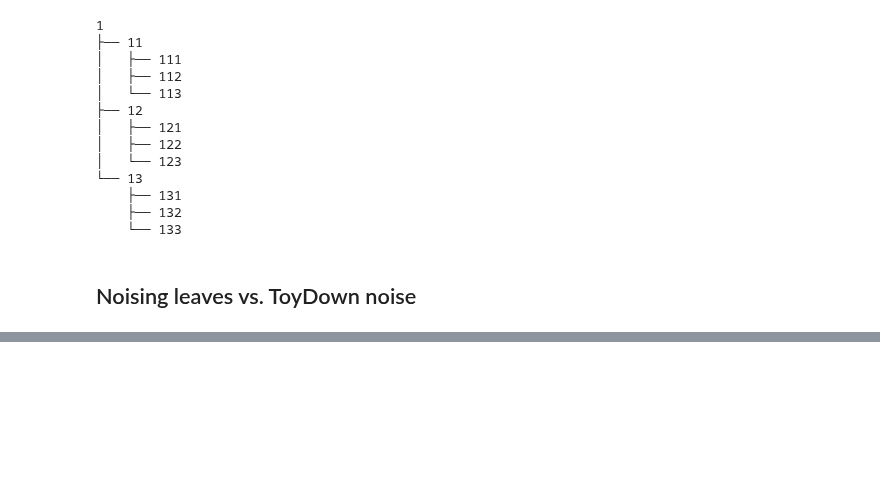
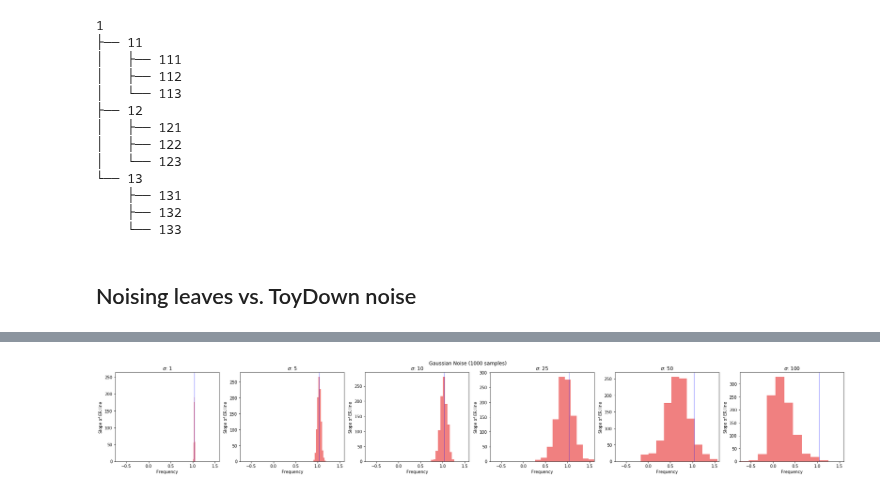
Before and after one commit to mggg/census-diff-privacy, a Jupyter notebook: noise_in_ER.ipynb, the cells around one changed output, grey strips where cells are left out. Drawn from its saved outputs; the diff is of its cells as text; code cells hidden in the pictures; blank space fills up the shorter version.

```diff
--- a/noise_in_ER.ipynb
+++ b/noise_in_ER.ipynb
@@ -138,0 +213,17 @@ plt.show()
+# %%
+fig, axs = plt.subplots(1, len(sds), figsize=(32,4))
+
+for j, sd in enumerate(sds):
+
+    axs[j].hist(ms_noised[j], color="lightcoral")
+    axs[j].axvline(line.slope, color="b", linewidth=0.5)
+    axs[j].set_xlim(-0.75, 1.6)
+    axs[j].set_xlabel("Frequency")
+    axs[j].set_ylabel("Slope of ER line")
+#     axs[j].legend()
+    axs[j].set_title("$\sigma$: {}".format(sd))
+fig.suptitle("Gaussian Noise ({} samples)".format(n_samps))
+plt.savefig("plots/ER_adding_gaussian_noise_{}_samps_hists.png".format(n_samps), dpi=200)
+plt.show()
+# %% [output]
+[figure, added]
```
Also changed, not shown: parts of 19 cells of this notebook, 8 other files.
